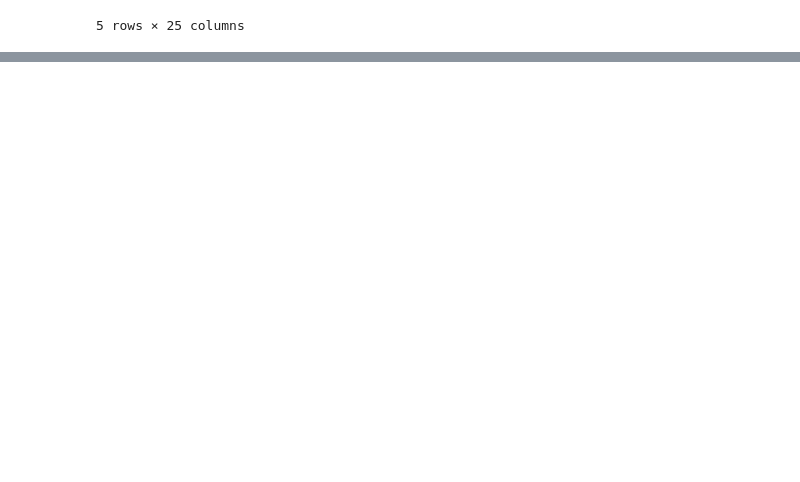
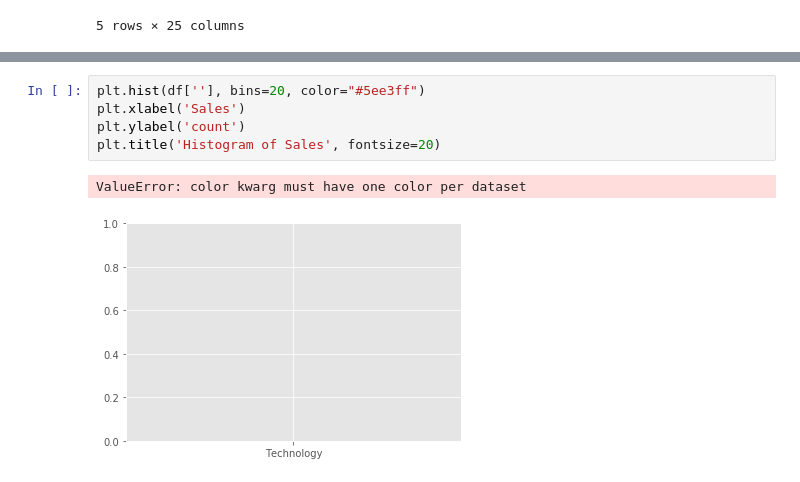
Before and after one commit to ajcoates/Machine_Learning_lab, a Jupyter notebook: data/Machine_Learning_Lab_NB.ipynb, the cells around one changed output, grey strips where cells are left out. Saved outputs shown, nothing was run; the diff lists cells and outputs as text; blank space fills up the shorter version.

```diff
--- a/data/Machine_Learning_Lab_NB.ipynb
+++ b/data/Machine_Learning_Lab_NB.ipynb
@@ -192,0 +205,8 @@ df.head()
+# %%
+plt.hist(df[''], bins=20, color="#5ee3ff")
+plt.xlabel('Sales')
+plt.ylabel('count')
+plt.title('Histogram of Sales', fontsize=20)
+# %% [output]
+ValueError: color kwarg must have one color per dataset
+[figure, added]
```
Also changed, not shown: parts of 4 cells of this notebook.
